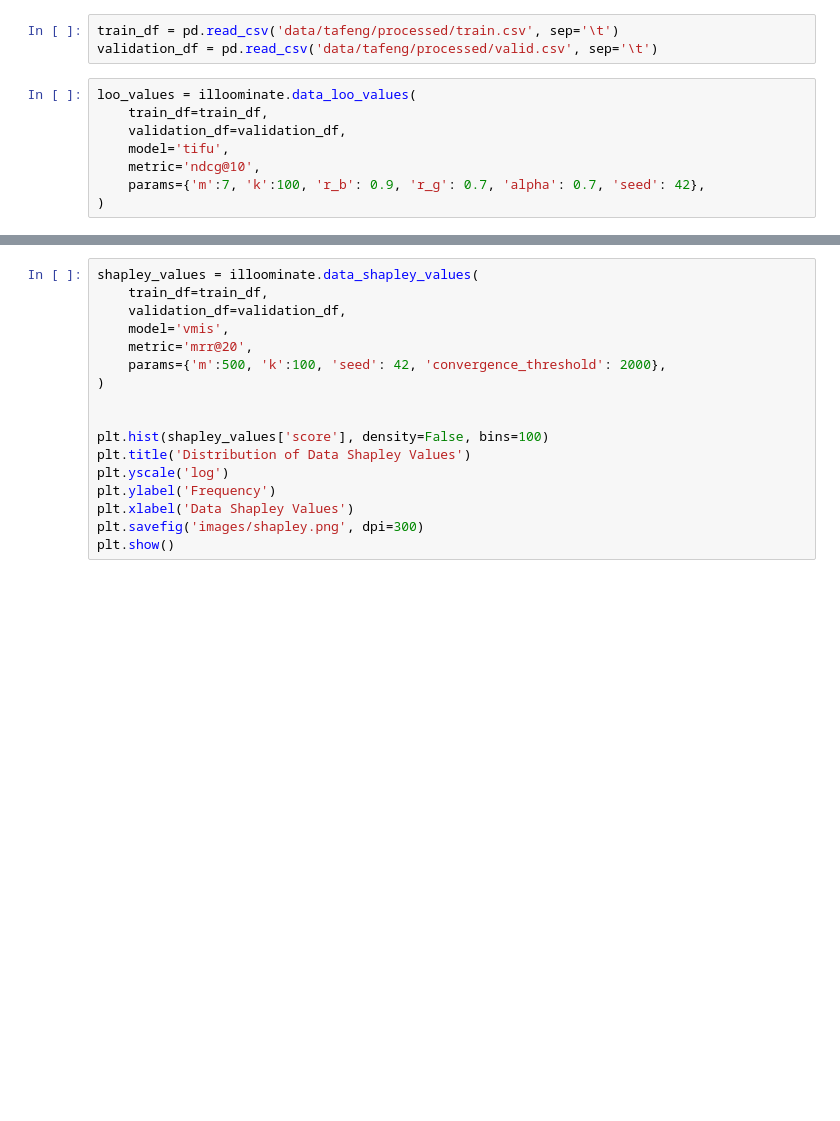
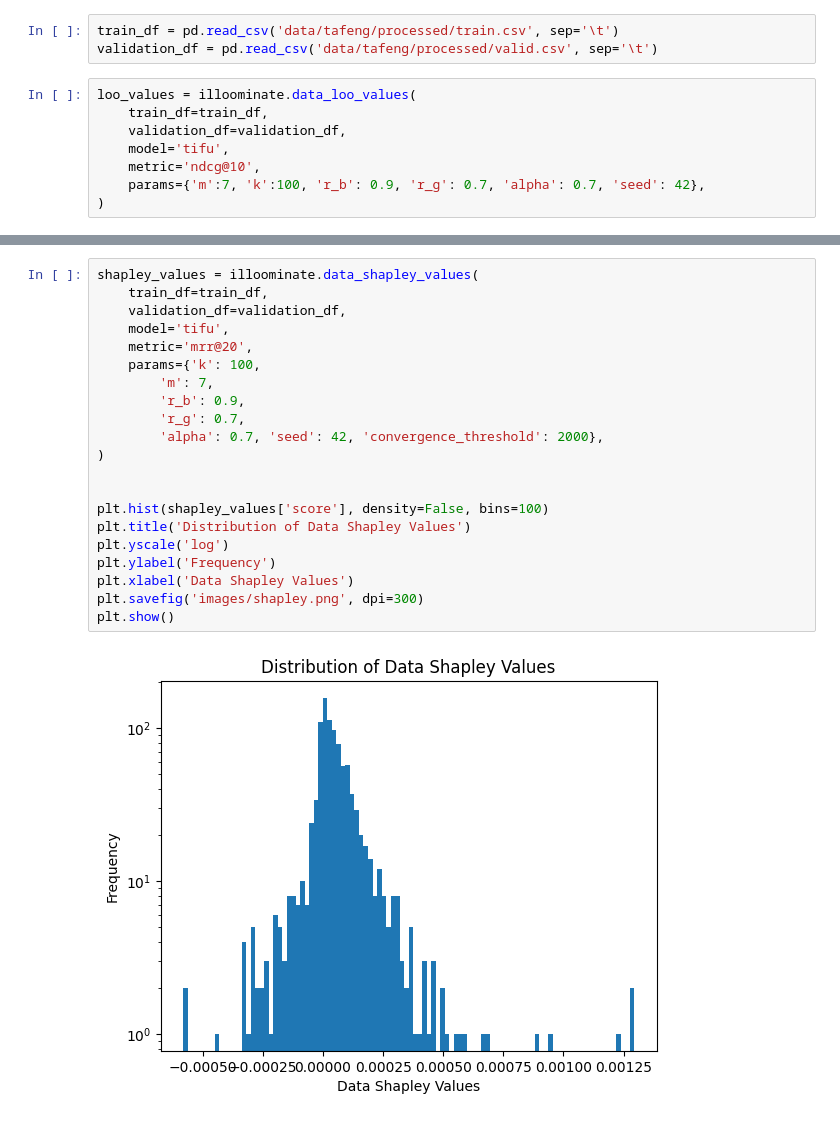
Before and after one commit to bkersbergen/illoominate, a Jupyter notebook: python bindings nbr.ipynb, the cells around one changed output, grey strips where cells are left out. Saved outputs shown, nothing was run; the diff lists cells and outputs as text; blank space fills up the shorter version.

```diff
--- a/python bindings nbr.ipynb
+++ b/python bindings nbr.ipynb
@@ -26,19 +26,25 @@ plt.show()
 # %%
 shapley_values = illoominate.data_shapley_values(
     train_df=train_df,
     validation_df=validation_df,
-    model='vmis',
+    model='tifu',
     metric='mrr@20',
-    params={'m':500, 'k':100, 'seed': 42, 'convergence_threshold': 2000},
+    params={'k': 100,
+        'm': 7,
+        'r_b': 0.9,
+        'r_g': 0.7,
+        'alpha': 0.7, 'seed': 42, 'convergence_threshold': 2000},
 )
 
 
 plt.hist(shapley_values['score'], density=False, bins=100)
 plt.title('Distribution of Data Shapley Values')
 plt.yscale('log')
 plt.ylabel('Frequency')
 plt.xlabel('Data Shapley Values')
 plt.savefig('images/shapley.png', dpi=300)
 plt.show()
+# %% [output]
+[figure, added]
 # %%
 negative = shapley_values[shapley_values.score < 0]
```
Also changed, not shown: parts of 2 cells of this notebook, 4 other files.
